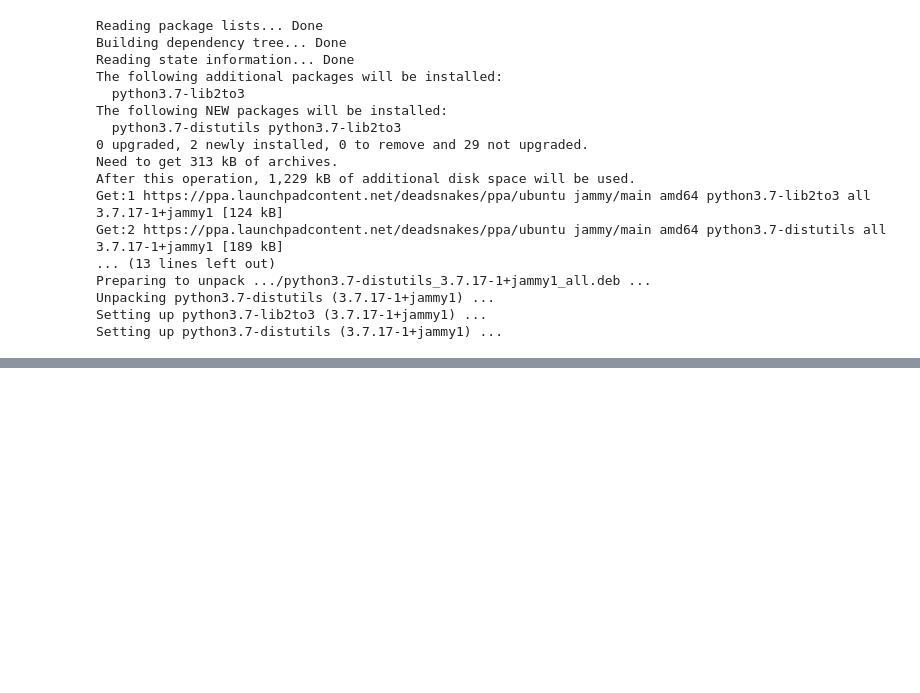
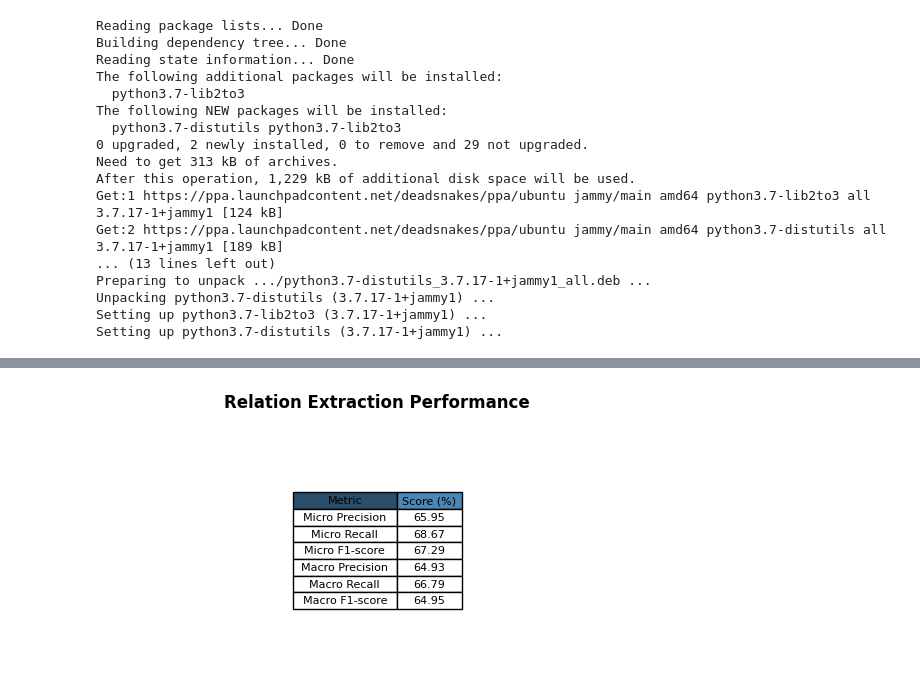
Before and after one commit to surya-selvakumar/RelationExtraction-CNN, a Jupyter notebook: Training.ipynb, the cells around one changed output, grey strips where cells are left out. Cells and saved outputs as stored; diff of their text form; code cells hidden in the pictures; blank space fills up the shorter version.

```diff
--- a/Training.ipynb
+++ b/Training.ipynb
@@ -139,0 +185,41 @@ Iteration 0
+# %%
+# Extract relation extraction metrics
+rel_metrics = {
+    "Metric": ["Micro Precision", "Micro Recall", "Micro F1-score",
+               "Macro Precision", "Macro Recall", "Macro F1-score"],
+    "Score (%)": [f"{df['rel_prec_micro'].values[0]:.2f}",
+                  f"{df['rel_rec_micro'].values[0]:.2f}",
+                  f"{df['rel_f1_micro'].values[0]:.2f}",
+                  f"{df['rel_prec_macro'].values[0]:.2f}",
+                  f"{df['rel_rec_macro'].values[0]:.2f}",
+                  f"{df['rel_f1_macro'].values[0]:.2f}"]
+}
+
+# Convert to DataFrame for visualization
+rel_df = pd.DataFrame(rel_metrics)
+
+# Set figure size
+fig, ax = plt.subplots(figsize=(7, 3))
+
+# Remove axis
+ax.xaxis.set_visible(False)
+ax.yaxis.set_visible(False)
+ax.set_frame_on(False)
+
+# Create a table using seaborn styling
+table = plt.table(cellText=rel_df.values,
+                  colLabels=rel_df.columns,
+                  cellLoc="center",
+                  loc="center",
+                  colColours=["#2A4D69", "#4B86B4"])  # Professional color scheme
+
+# Adjust styling
+table.auto_set_font_size(False)
+table.set_fontsize(8)
+table.auto_set_column_width([0, 1])  # Adjust column width
+
+# Display the table
+plt.title("Relation Extraction Performance", fontsize=12, fontweight="bold", pad=20)
+plt.show()
+# %% [output]
+[figure, added]
```
Also changed, not shown: parts of 7 cells of this notebook, 6 other files.
